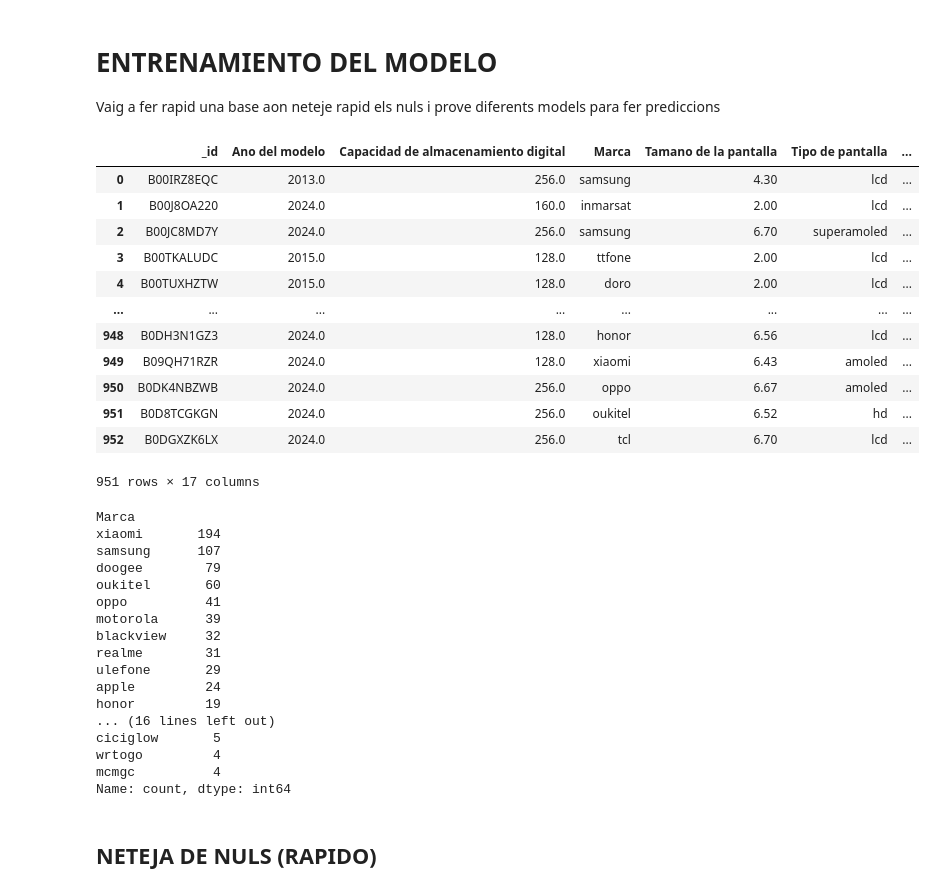
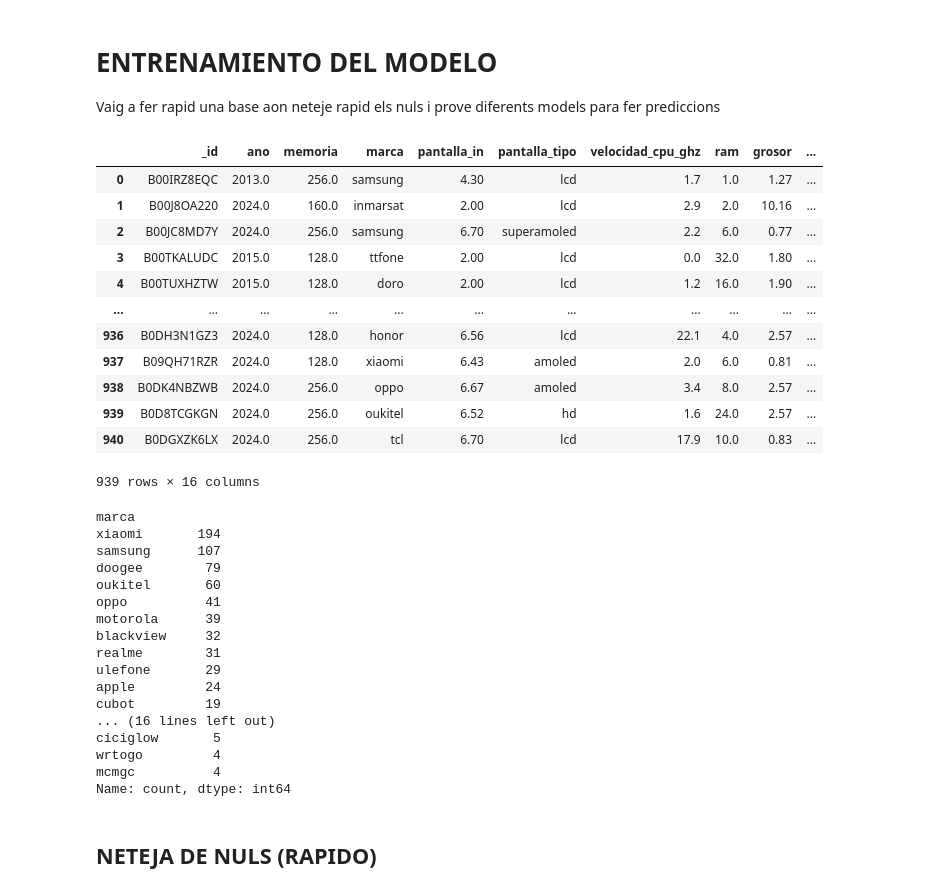
Before and after one commit to sanand5/PIA_Projectes, a Jupyter notebook: Projecte_01/training/TrainModel.ipynb, the cells around one changed output. Drawn from its saved outputs; the diff is of its cells as text; code cells hidden in the pictures.

Commit message:
Mejora de entrenamiento y mejor modelo actual (0.80 R2)

```diff
--- a/Projecte_01/training/TrainModel.ipynb
+++ b/Projecte_01/training/TrainModel.ipynb
@@ -10,30 +10,30 @@ from sklearn.metrics import mean_absolute_error, mean_squared_error, r2_score
 import pickle
 # %%
 data = pd.read_csv("temp.csv")
-data = data[data["Marca"].str.lower() != "thuraya"]
+data = data[data["marca"].str.lower() != "thuraya"]
 data
 # %% [output]
-|  | _id | Ano del modelo | Capacidad de almacenamiento digital | Marca | Tamano de la pantalla | Tipo de pantalla | ... |
-| 0 | B00IRZ8EQC | 2013.0 | 256.0 | samsung | 4.30 | lcd | ... |
-| 1 | B00J8OA220 | 2024.0 | 160.0 | inmarsat | 2.00 | lcd | ... |
-| 2 | B00JC8MD7Y | 2024.0 | 256.0 | samsung | 6.70 | superamoled | ... |
-| 3 | B00TKALUDC | 2015.0 | 128.0 | ttfone | 2.00 | lcd | ... |
-| 4 | B00TUXHZTW | 2015.0 | 128.0 | doro | 2.00 | lcd | ... |
-| ... | ... | ... | ... | ... | ... | ... | ... |
-| 948 | B0DH3N1GZ3 | 2024.0 | 128.0 | honor | 6.56 | lcd | ... |
-| 949 | B09QH71RZR | 2024.0 | 128.0 | xiaomi | 6.43 | amoled | ... |
-| 950 | B0DK4NBZWB | 2024.0 | 256.0 | oppo | 6.67 | amoled | ... |
-| 951 | B0D8TCGKGN | 2024.0 | 256.0 | oukitel | 6.52 | hd | ... |
-| 952 | B0DGXZK6LX | 2024.0 | 256.0 | tcl | 6.70 | lcd | ... |
+|  | _id | ano | memoria | marca | pantalla_in | pantalla_tipo | velocidad_cpu_ghz | ram | grosor | ... |
+| 0 | B00IRZ8EQC | 2013.0 | 256.0 | samsung | 4.30 | lcd | 1.7 | 1.0 | 1.27 | ... |
+| 1 | B00J8OA220 | 2024.0 | 160.0 | inmarsat | 2.00 | lcd | 2.9 | 2.0 | 10.16 | ... |
+| 2 | B00JC8MD7Y | 2024.0 | 256.0 | samsung | 6.70 | superamoled | 2.2 | 6.0 | 0.77 | ... |
+| 3 | B00TKALUDC | 2015.0 | 128.0 | ttfone | 2.00 | lcd | 0.0 | 32.0 | 1.80 | ... |
+| 4 | B00TUXHZTW | 2015.0 | 128.0 | doro | 2.00 | lcd | 1.2 | 16.0 | 1.90 | ... |
+| ... | ... | ... | ... | ... | ... | ... | ... | ... | ... | ... |
+| 936 | B0DH3N1GZ3 | 2024.0 | 128.0 | honor | 6.56 | lcd | 22.1 | 4.0 | 2.57 | ... |
+| 937 | B09QH71RZR | 2024.0 | 128.0 | xiaomi | 6.43 | amoled | 2.0 | 6.0 | 0.81 | ... |
+| 938 | B0DK4NBZWB | 2024.0 | 256.0 | oppo | 6.67 | amoled | 3.4 | 8.0 | 2.57 | ... |
+| 939 | B0D8TCGKGN | 2024.0 | 256.0 | oukitel | 6.52 | hd | 1.6 | 24.0 | 2.57 | ... |
+| 940 | B0DGXZK6LX | 2024.0 | 256.0 | tcl | 6.70 | lcd | 17.9 | 10.0 | 0.83 | ... |
-951 rows × 17 columns
+939 rows × 16 columns
 # %%
 def top_marcas(df):
     """Devuelve las 5 marcas más frecuentes en el dataset."""
-    return df["Marca"].value_counts().head(30)
+    return df["marca"].value_counts().head(30)
 
 top_marcas(data)
 # %% [output]
-Marca
+marca
 xiaomi       194
 samsung      107
 doogee        79
@@ -44,7 +44,7 @@ blackview     32
 realme        31
 ulefone       29
 apple         24
-honor         19
+cubot         19
 ... (16 lines left out)
 ciciglow       5
 wrtogo         4
```
Also changed, not shown: parts of 3 cells of this notebook, 1 other file.
